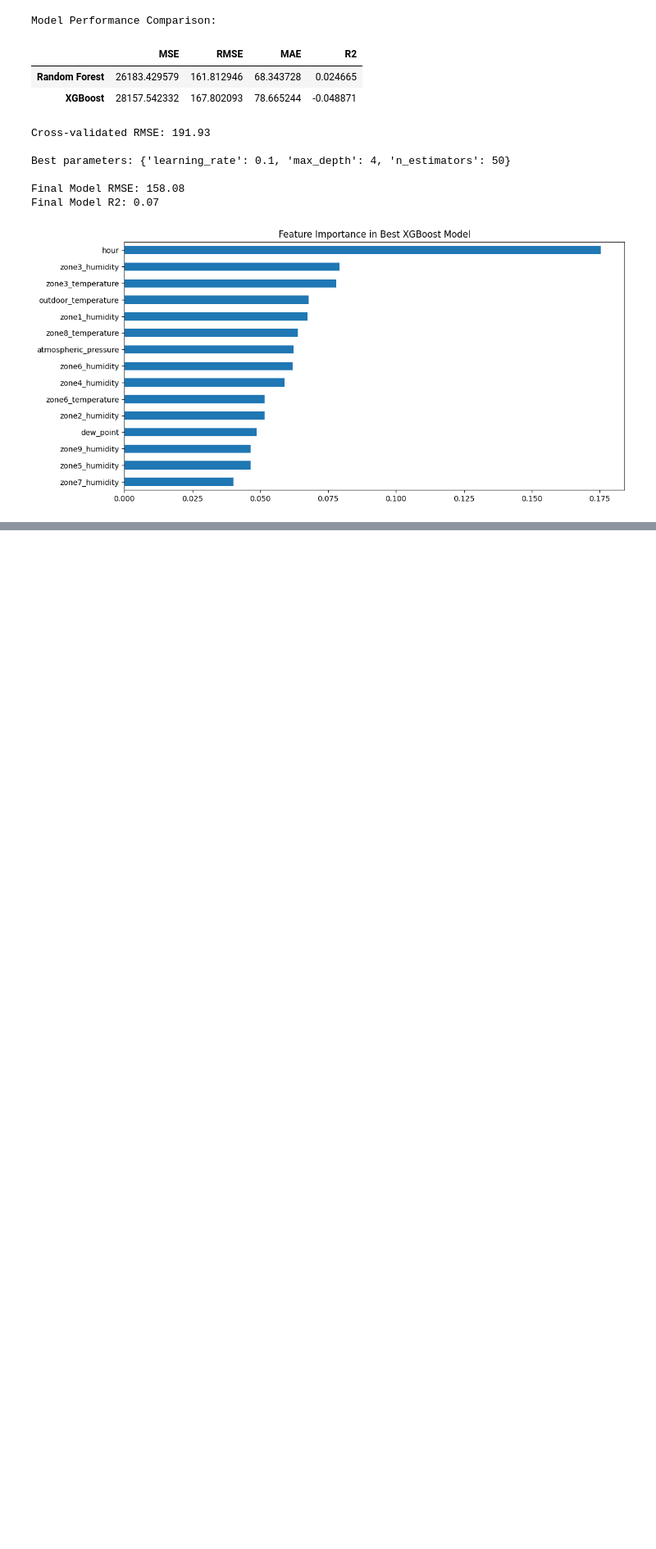
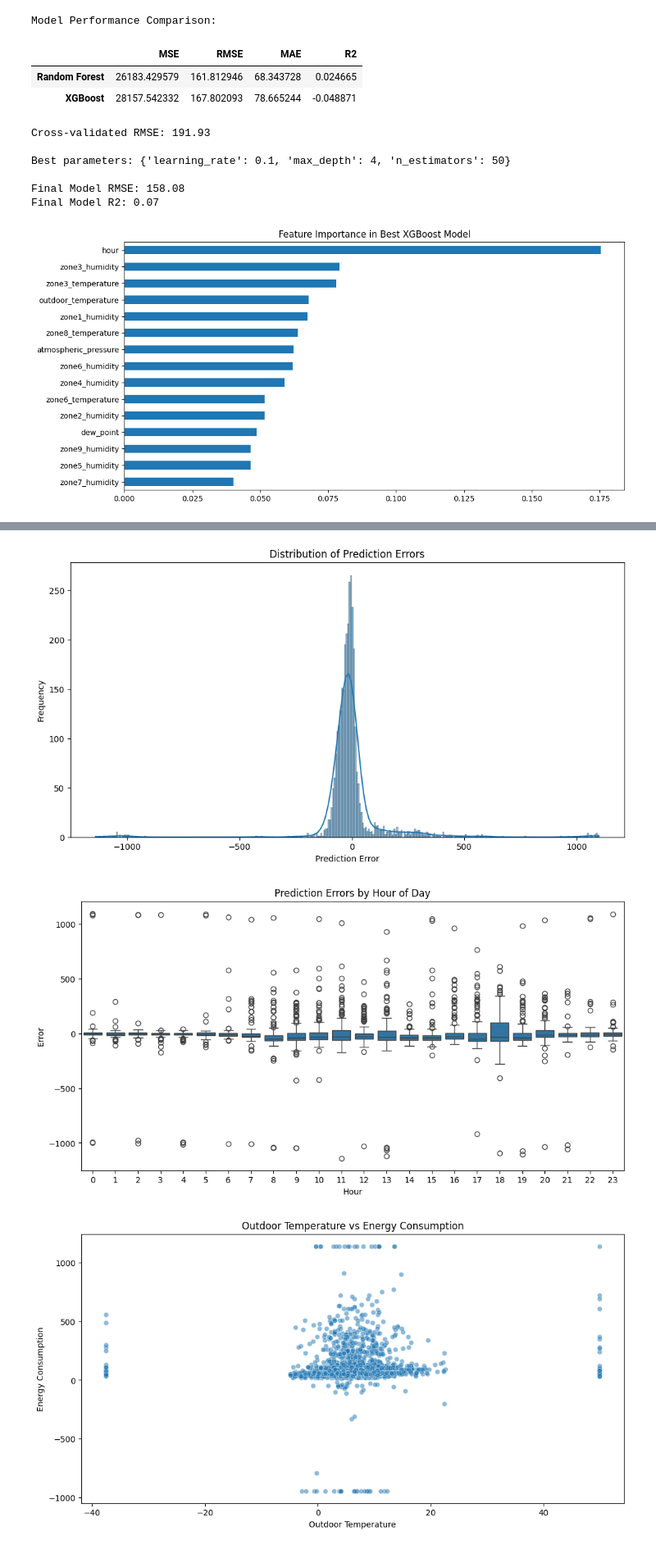
Before and after one commit to abhiramshanmuga/DS-Intern-Assignment--Abhiram-Shanmuga, a Jupyter notebook: data/main.ipynb, the cells around one changed output, grey strips where cells are left out. Shown: that part at 82% size. Saved outputs shown, nothing was run; the diff lists cells and outputs as text; code cells hidden in the pictures; blank space fills up the shorter version.

```diff
--- a/data/main.ipynb
+++ b/data/main.ipynb
@@ -321,0 +324,51 @@ Final Model R2: 0.07
+# %%
+# Recreate timestamp and filter the same way you filtered before
+df['timestamp'] = pd.to_datetime(df['timestamp'], errors='coerce')
+df = df.dropna(subset=['equipment_energy_consumption'])  # Ensure target is not missing
+
+# Create raw test set to extract 'hour' and other original values
+df_train, df_test = train_test_split(df, test_size=0.2, random_state=42)
+
+# Get hour and other features from raw test set
+hours = df_test['timestamp'].dt.hour.values
+true_values = df_test['equipment_energy_consumption'].values
+
+# Create error-related values
+errors = true_values - y_pred  # y_pred must be from your trained model
+
+# Build error dataframe
+error_df = pd.DataFrame({
+    'actual': true_values,
+    'predicted': y_pred,
+    'error': errors,
+    'hour': hours,
+    'outdoor_temperature': df_test['outdoor_temperature'].values
+})
+
+# Plot distribution of prediction errors
+plt.figure(figsize=(12, 6))
+sns.histplot(error_df['error'], kde=True)
+plt.title('Distribution of Prediction Errors')
+plt.xlabel('Prediction Error')
+plt.ylabel('Frequency')
+plt.show()
+
+# Boxplot of error by hour
+plt.figure(figsize=(12, 6))
+sns.boxplot(x='hour', y='error', data=error_df)
+plt.title('Prediction Errors by Hour of Day')
+plt.xlabel('Hour')
+plt.ylabel('Error')
+plt.show()
+
+# Scatterplot of temperature vs energy consumption
+plt.figure(figsize=(12, 6))
+sns.scatterplot(x='outdoor_temperature', y='actual', data=error_df, alpha=0.5)
+plt.title('Outdoor Temperature vs Energy Consumption')
+plt.xlabel('Outdoor Temperature')
+plt.ylabel('Energy Consumption')
+plt.show()
+# %% [output]
+[figure, added]
+[figure, added]
+[figure, added]
```
Also changed, not shown: parts of 1 cell of this notebook.
